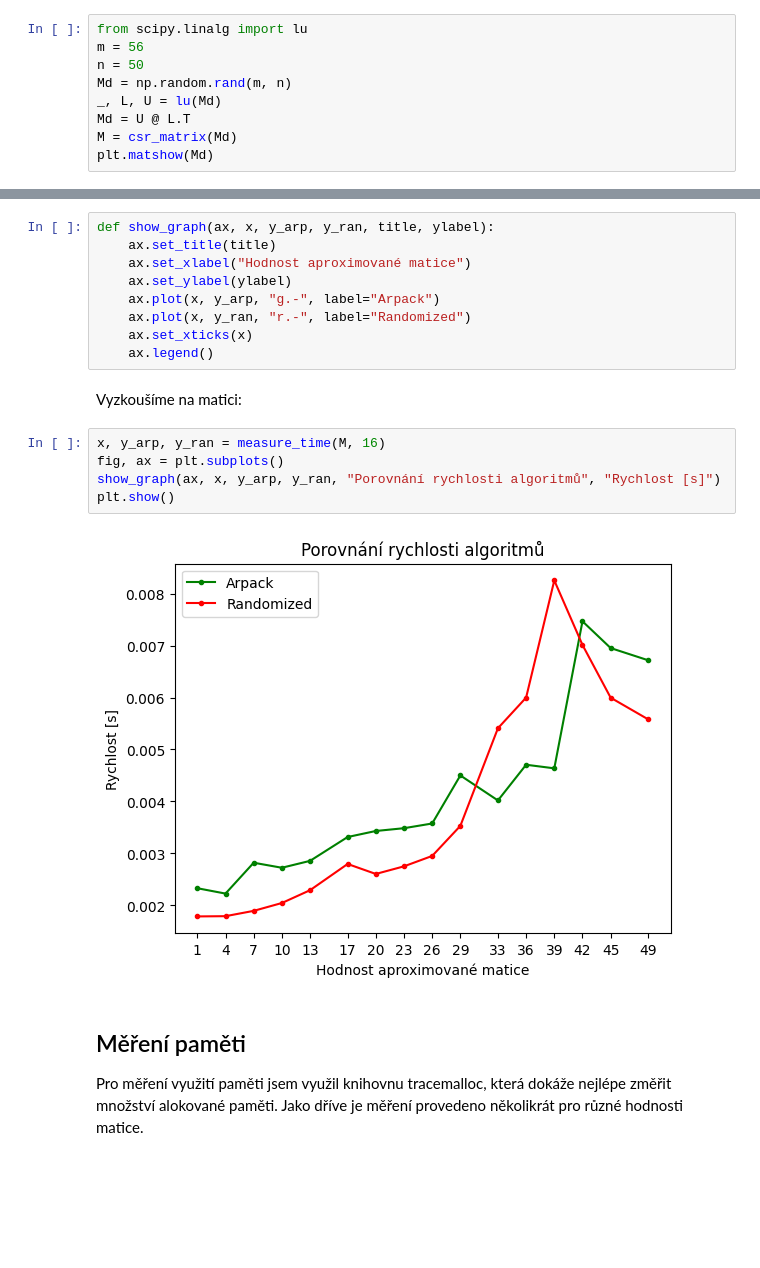
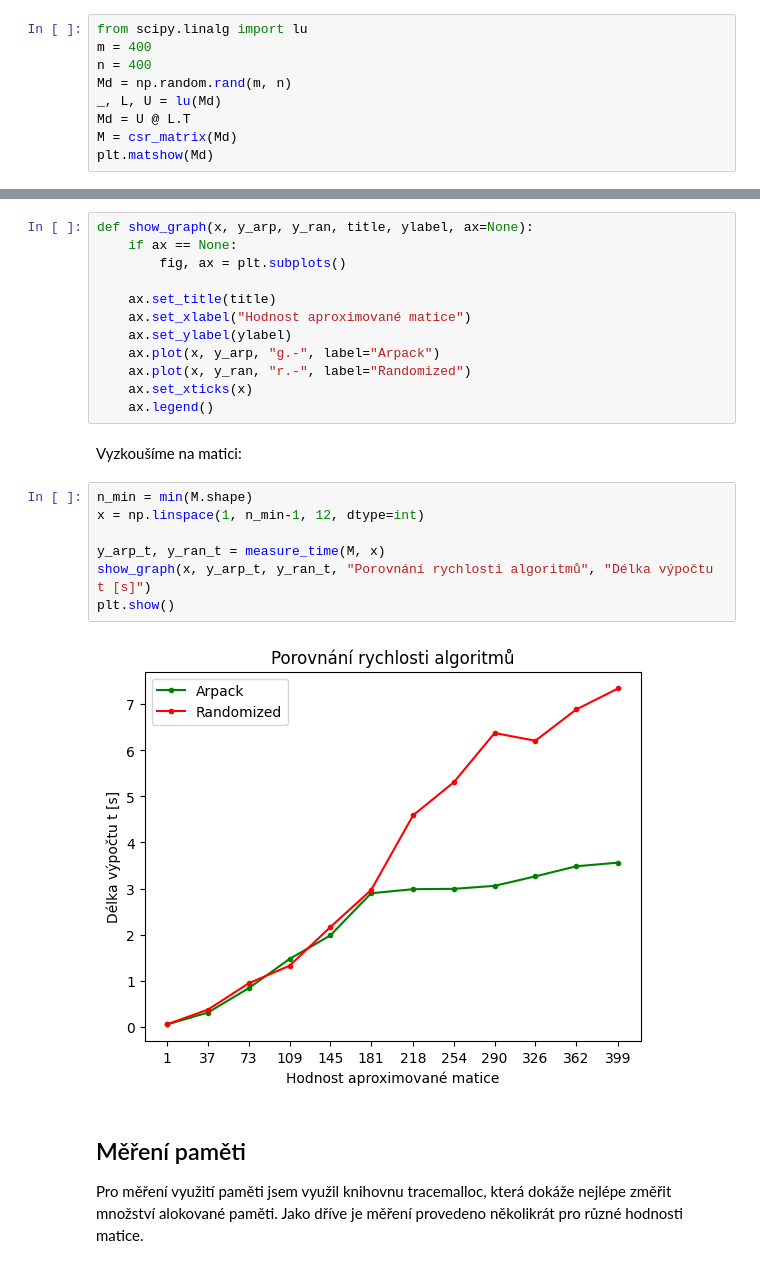
Before and after one commit to OndrejKucera77/numlingebra2, a Jupyter notebook: kod.ipynb, the cells around one changed output, grey strips where cells are left out. Saved outputs shown, nothing was run; the diff lists cells and outputs as text; blank space fills up the shorter version.

Commit message:
Kompromis přesnosti a rychlosti, menší úpravy

```diff
--- a/kod.ipynb
+++ b/kod.ipynb
@@ -14,8 +14,8 @@ import time, tracemalloc
 Načteme matice, se kterými budeme pracovat:
 # %%
 from scipy.linalg import lu
-m = 56
-n = 50
+m = 400
+n = 400
 Md = np.random.rand(m, n)
 _, L, U = lu(Md)
 Md = U @ L.T
@@ -57,7 +42,10 @@ def measure_time(M, r):
 # %% [markdown]
 Dále vytvoříme funkci na vykreslení získaných hodnot:
 # %%
-def show_graph(ax, x, y_arp, y_ran, title, ylabel):
+def show_graph(x, y_arp, y_ran, title, ylabel, ax=None):
+    if ax == None:
+        fig, ax = plt.subplots()
+
     ax.set_title(title)
     ax.set_xlabel("Hodnost aproximované matice")
     ax.set_ylabel(ylabel)
@@ -68,12 +56,14 @@ def show_graph(ax, x, y_arp, y_ran, title, ylabel):
 # %% [markdown]
 Vyzkoušíme na matici:
 # %%
-x, y_arp, y_ran = measure_time(M, 16)
-fig, ax = plt.subplots()
-show_graph(ax, x, y_arp, y_ran, "Porovnání rychlosti algoritmů", "Rychlost [s]")
+n_min = min(M.shape)
+x = np.linspace(1, n_min-1, 12, dtype=int)
+
+y_arp_t, y_ran_t = measure_time(M, x)
+show_graph(x, y_arp_t, y_ran_t, "Porovnání rychlosti algoritmů", "Délka výpočtu t [s]")
 plt.show()
 # %% [output]
-[figure, old version]
+[figure, new version]
 # %% [markdown]
 ## Měření paměti
 Pro měření využití paměti jsem využil knihovnu tracemalloc, která dokáže nejlépe změřit množství alokované paměti. Jako dříve je měření provedeno několikrát pro různé hodnosti matice.
```
Also changed, not shown: parts of 10 cells of this notebook.
